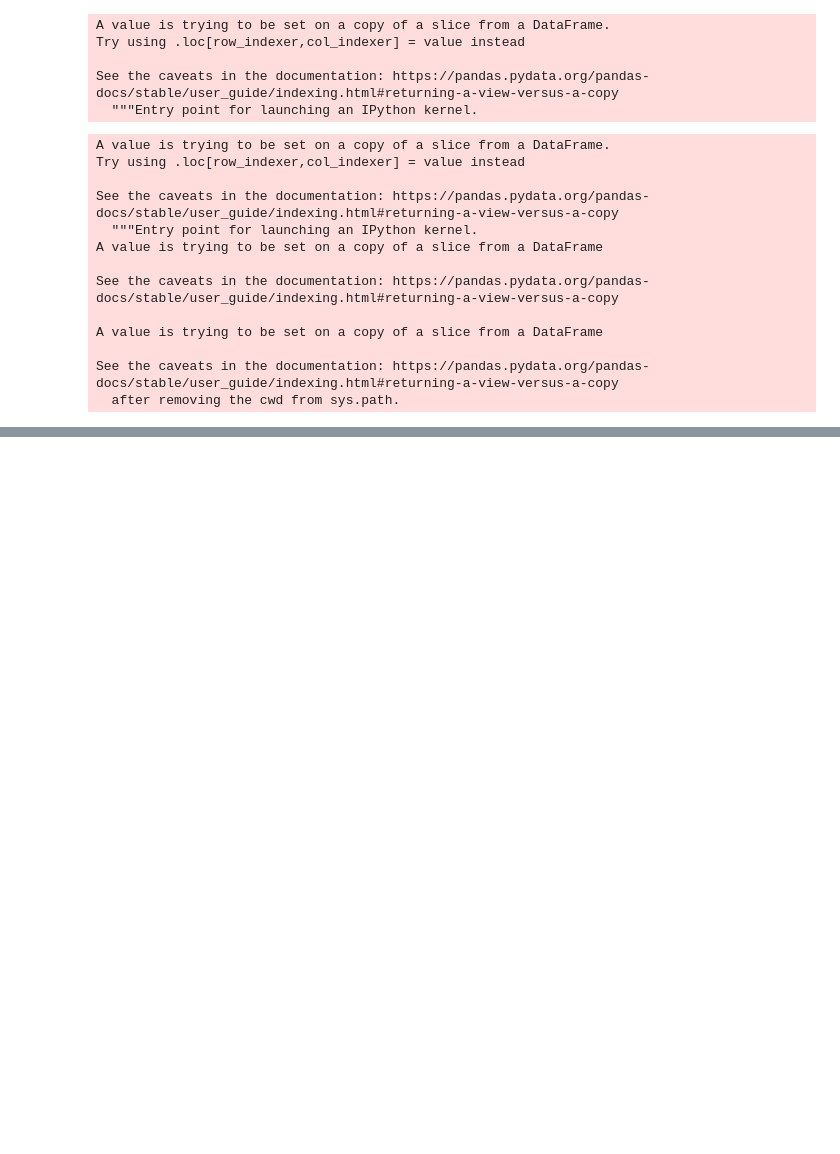
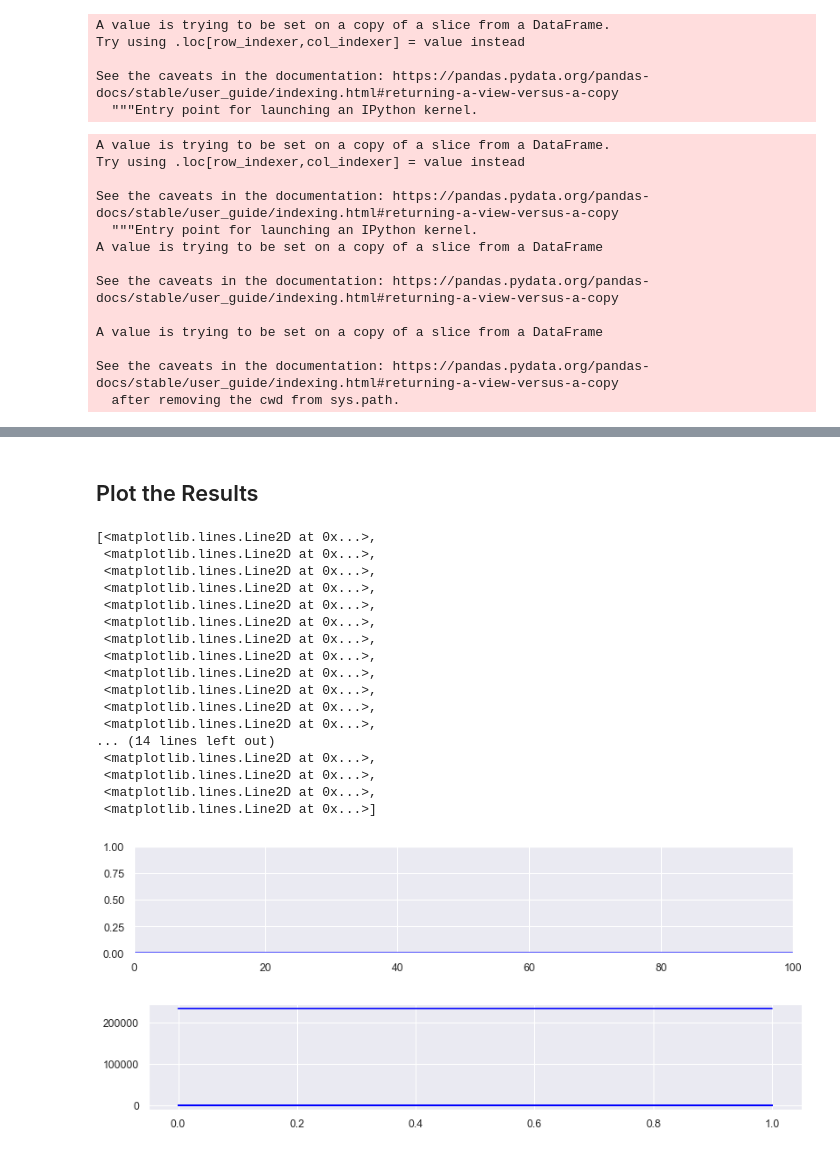
Before and after one commit to jordanlei/neuromatch-project, a Jupyter notebook: garretts_model_corner.ipynb, the cells around one changed output, grey strips where cells are left out. Cells and saved outputs as stored; diff of their text form; code cells hidden in the pictures; blank space fills up the shorter version.

Commit message:
Updated model corner

```diff
--- a/garretts_model_corner.ipynb
+++ b/garretts_model_corner.ipynb
@@ -194,0 +173,2 @@ histograms(train, x="latency", sub="pres_difficulty",by= "mode", filter_ = f)
+# %%
+df = train
@@ -194,0 +192,13 @@ histograms(train, x="latency", sub="pres_difficulty",by= "mode", filter_ = f)
+# %%
+from sklearn.metrics import mean_squared_error as mse
+from scipy.special import expit
+total_time = 2 # in s
+alpha = np.linspace(0,1,10)
+unique_sessions = np.unique(df['session'])
+mse_model = np.empty([len(alpha),len(unique_sessions)])
+
+df['pres_conf_pred'] = 0;
+df['expected_fut_acc'] = 0
+df['surprise'] = 0;
+df['pres_confidence'] = 1 - ((df['latency'])/total_time);
+df['pres_conf_pred'][0] = df['confidence'][0];
@@ -194,0 +246,32 @@ histograms(train, x="latency", sub="pres_difficulty",by= "mode", filter_ = f)
+# %% [markdown]
+## Plot the Results
+# %%
+# Plot the model results with ground truth
+plt.figure(num=1, figsize=(12, 2), dpi=80, facecolor='w', edgecolor='k')
+plt.plot(conf_pred,color='blue')
+plt.plot(confidence,color='black')
+plt.ylim([0,1]);
+plt.xlim([0,100])
+
+plt.figure(num=2, figsize=(12, 2), dpi=80, facecolor='w', edgecolor='k')
+plt.plot(alpha,mse_model,color='blue')
+# %% [output]
+[<matplotlib.lines.Line2D at 0x...>,
+ <matplotlib.lines.Line2D at 0x...>,
+ <matplotlib.lines.Line2D at 0x...>,
+ <matplotlib.lines.Line2D at 0x...>,
+ <matplotlib.lines.Line2D at 0x...>,
+ <matplotlib.lines.Line2D at 0x...>,
+ <matplotlib.lines.Line2D at 0x...>,
+ <matplotlib.lines.Line2D at 0x...>,
+ <matplotlib.lines.Line2D at 0x...>,
+ <matplotlib.lines.Line2D at 0x...>,
+ <matplotlib.lines.Line2D at 0x...>,
+ <matplotlib.lines.Line2D at 0x...>,
+... (14 lines left out)
+ <matplotlib.lines.Line2D at 0x...>,
+ <matplotlib.lines.Line2D at 0x...>,
+ <matplotlib.lines.Line2D at 0x...>,
+ <matplotlib.lines.Line2D at 0x...>]
+[figure, added]
+[figure, added]
```
Also changed, not shown: parts of 13 cells of this notebook, 2 other files.
